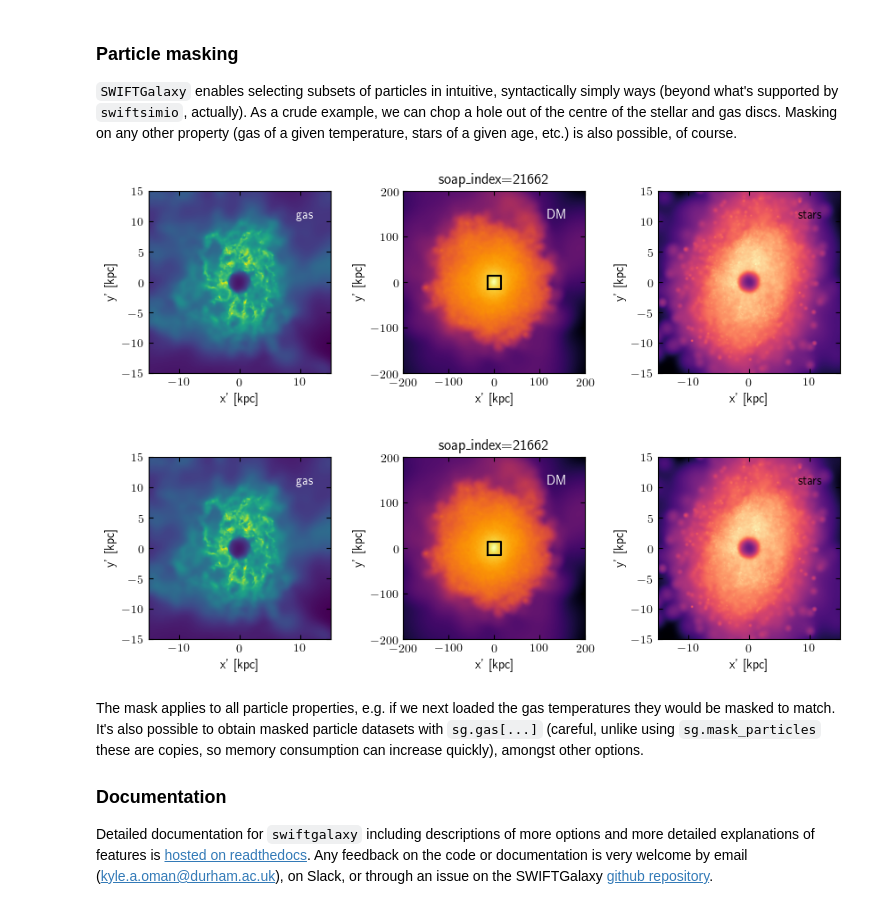
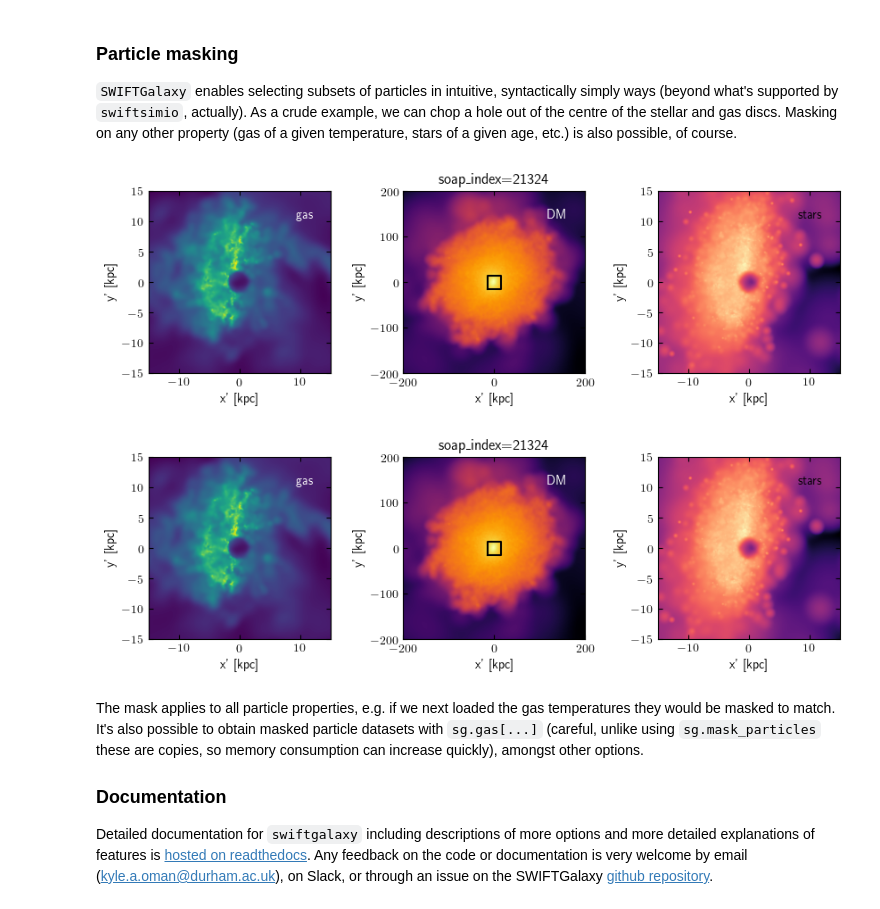
Before and after one commit to SWIFTSIM/swiftgalaxy, a Jupyter notebook: examples/SWIFTGalaxy_Colibre_QuickStart.ipynb, the cells around one changed output. Drawn from its saved outputs; the diff is of its cells as text; code cells hidden in the pictures.

Commit message:
Update colibre example notebook for new code versions.

```diff
--- a/examples/SWIFTGalaxy_Colibre_QuickStart.ipynb
+++ b/examples/SWIFTGalaxy_Colibre_QuickStart.ipynb
@@ -32,7 +32,7 @@ SOAP records which particles belong to each individual halo in a set of "members
  - It is planned that a copy be placed in the same directory as the snapshots, but at the time of writing this has not happened yet.
 # %%
 virtual_snapshot_file = os.path.join(
-    colibre_base_path, simulation_dir, "SOAP/colibre_with_SOAP_membership_0123.hdf5"
+    colibre_base_path, simulation_dir, "SOAP/colibre_with_SOAP_membership_0127.hdf5"
 )
 # %% [markdown]
 In the coming weeks files like this will become available alongside the snapshots, this notebook will be updated accordingly.
@@ -41,12 +41,21 @@ We can load the entire SOAP catalogue using `swiftsimio` to browse for an intere
 # %%
 import numpy as np
 import unyt as u  # package used by swiftsimio to provide physical units
-from swiftsimio import SWIFTDataset
+from swiftsimio import SWIFTDataset, cosmo_quantity
 
 sd = SWIFTDataset(soap_catalogue_file)
 m200c = sd.spherical_overdensity_200_crit.total_mass
 candidates = np.argwhere(
-    np.logical_and(m200c > 1e11 * u.Msun, m200c < 2e11 * u.Msun)
+    np.logical_and(
+        m200c
+        > cosmo_quantity(
+            1e11, u.Msun, comoving=True, scale_factor=sd.metadata.a, scale_exponent=0
+        ),
+        m200c
+        < cosmo_quantity(
+            2e11, u.Msun, comoving=True, scale_factor=sd.metadata.a, scale_exponent=0
+        ),
+    )
 ).squeeze()
 chosen_halo_index = candidates[0]
 print(chosen_halo_index)
@@ -69,6 +78,7 @@ sg = SWIFTGalaxy(
 # %% [markdown]
 We can define a function that uses some of `swiftsimio`'s visualisation tools to make some quick images of this galaxy:
 # %%
+from swiftsimio import cosmo_array
 from swiftsimio.visualisation.projection import project_gas, project_pixel_grid
 from swiftsimio.visualisation import (
     generate_smoothing_lengths,
@@ -77,7 +87,7 @@ import matplotlib.pyplot as plt
 import matplotlib.colors
 
 
-def myvis(sg, disc_radius=15 * u.kpc, halo_radius=200 * u.kpc, fignum=1):
+def myvis(sg, disc_radius=15.0 * u.kpc, halo_radius=200.0 * u.kpc, fignum=1):
     # Before visualising the galaxy, we need to initialise some smoothing
     # lengths for the dark matter particles (this bit of code is taken
     # from the `swiftsimio` visualisation documentation).
@@ -90,8 +100,18 @@ def myvis(sg, disc_radius=15 * u.kpc, halo_radius=200 * u.kpc, fignum=1):
             speedup_fac=2,
             dimension=3,
         )
-    disc_region = [-disc_radius, disc_radius, -disc_radius, disc_radius]
-    halo_region = [-halo_radius, halo_radius, -halo_radius, halo_radius]
+    disc_region = cosmo_array(
+        [-disc_radius, disc_radius, -disc_radius, disc_radius],
+        comoving=False,
+        scale_factor=sg.metadata.a,
+        scale_exponent=1,
+    )
+    halo_region = cosmo_array(
+        [-halo_radius, halo_radius, -halo_radius, halo_radius],
+        comoving=False,
+        scale_factor=sg.metadata.a,
+        scale_exponent=1,
+    )
     gas_map = project_gas(
         sg,
         resolution=256,
@@ -101,7 +121,6 @@ def myvis(sg, disc_radius=15 * u.kpc, halo_radius=200 * u.kpc, fignum=1):
     )
     dm_map = project_pixel_grid(
         data=sg.dark_matter,
-        boxsize=sg.metadata.boxsize,
         resolution=256,
         project="masses",
         parallel=True,
@@ -109,7 +128,6 @@ def myvis(sg, disc_radius=15 * u.kpc, halo_radius=200 * u.kpc, fignum=1):
     )
     star_map = project_pixel_grid(
         data=sg.stars,
-        boxsize=sg.metadata.boxsize,
         resolution=256,
         project="masses",
         parallel=True,
@@ -225,16 +243,22 @@ plt.gca().set_aspect("equal")
 # %%
 from swiftgalaxy import MaskCollection
 
 sg.mask_particles(
     MaskCollection(
-        gas=sg.gas.cylindrical_coordinates.R > 2 * u.kpc,
-        stars=sg.stars.cylindrical_coordinates.R > 2 * u.kpc,
+        gas=sg.gas.cylindrical_coordinates.R
+        > cosmo_quantity(
+            2, u.kpc, comoving=False, scale_factor=sg.metadata.a, scale_exponent=1
+        ),
+        stars=sg.stars.cylindrical_coordinates.R
+        > cosmo_quantity(
+            2, u.kpc, comoving=False, scale_factor=sg.metadata.a, scale_exponent=1
+        ),
     )
 )
 myvis(sg)
 # %% [output]
-[figure, old version]
+[figure, new version]
-[figure, old version]
+[figure, new version]
 # %% [markdown]
 The mask applies to all particle properties, e.g. if we next loaded the gas temperatures they would be masked to match. It's also possible to obtain masked particle datasets with `sg.gas[...]` (careful, unlike using `sg.mask_particles` these are copies, so memory consumption can increase quickly), amongst other options.
 
```
Also changed, not shown: parts of 14 cells of this notebook.
